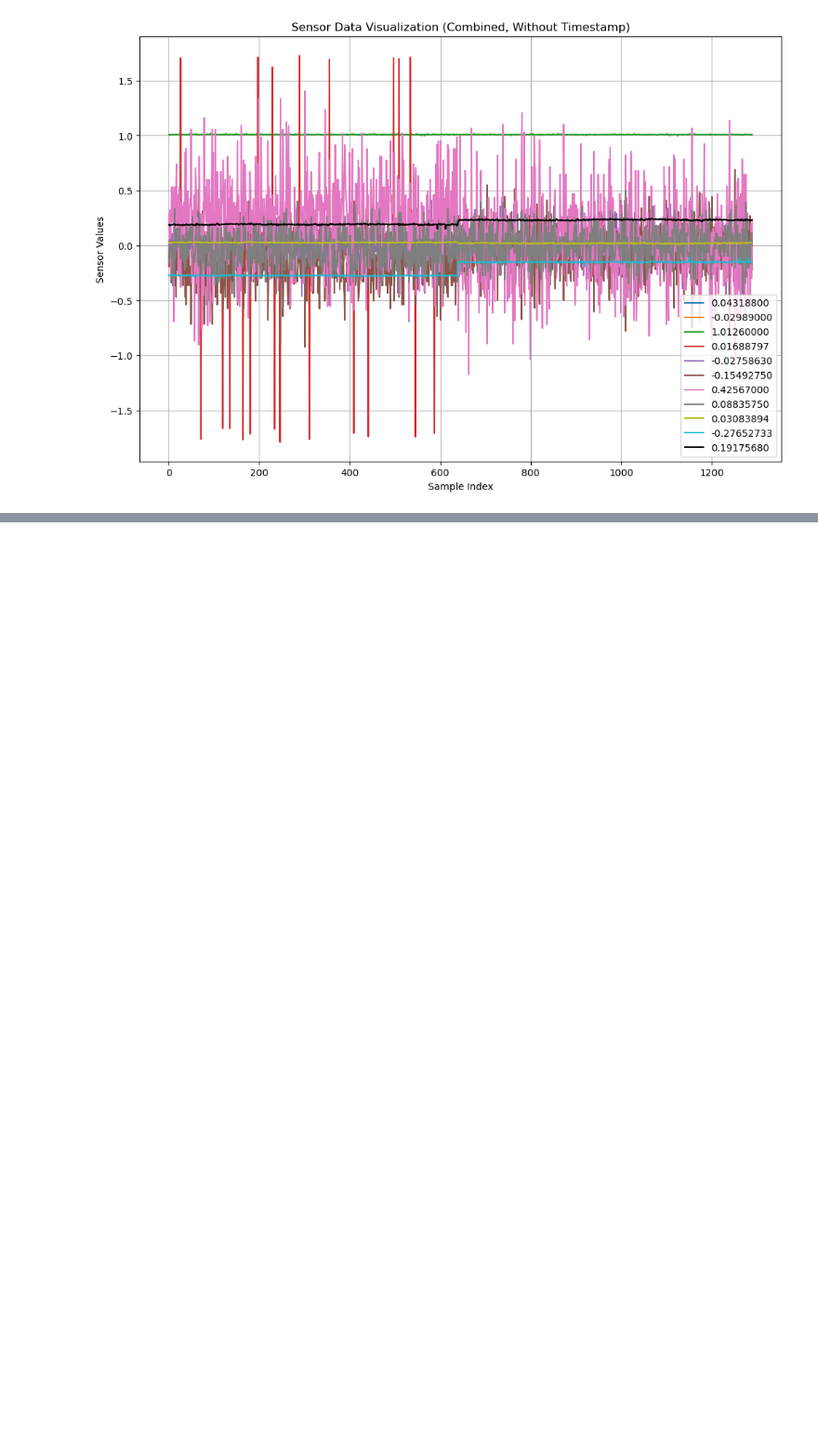
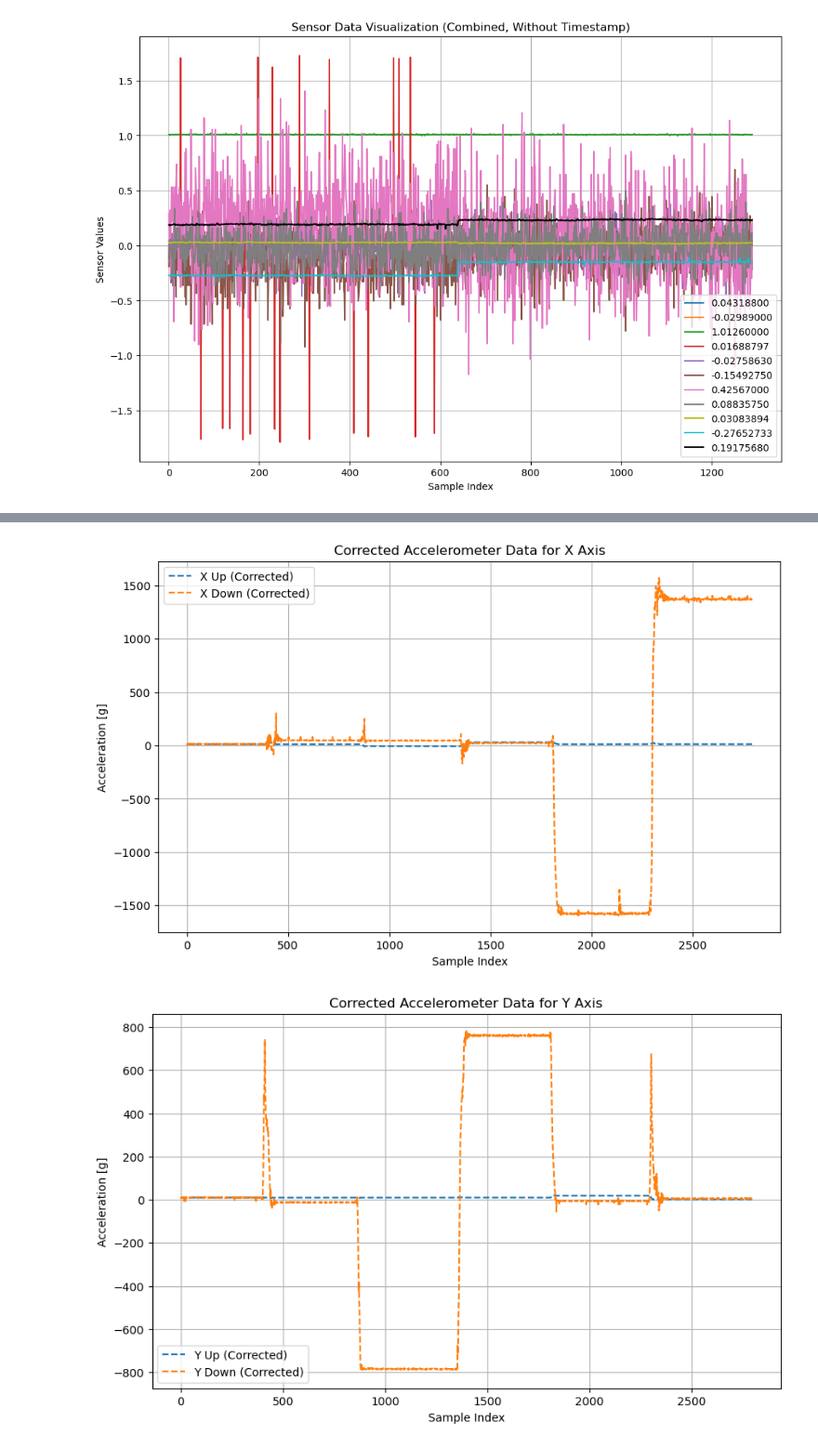
Before and after one commit to g1ftware/Sensor-Fusion-, a Jupyter notebook: Localization and Tracking Project/part 1/SensorFusionProject_part1.ipynb, the cells around one changed output, grey strips where cells are left out. Shown at 93% size. Cells and saved outputs as stored; diff of their text form; code cells hidden in the pictures; blank space fills up the shorter version.

```diff
--- a/Localization and Tracking Project/part 1/SensorFusionProject_part1.ipynb
+++ b/Localization and Tracking Project/part 1/SensorFusionProject_part1.ipynb
@@ -94,0 +257,75 @@ Data Preview:
+# %%
+# 1. 데이터 로드
+file_path = 'imu_calibration_task2.csv'  # 로그 파일 경로를 여기에 입력
+data = pd.read_csv(file_path)
+
+# 열 이름 재설정 (필요에 따라 열 이름 조정)
+data.columns = ['timestamp', 'acc_X_up', 'acc_Y_up', 'acc_Z_up',
+                'acc_X_down', 'acc_Y_down', 'acc_Z_down',
+                'gyro_X', 'gyro_Y', 'gyro_Z', 'mag_X', 'mag_Y']
+
+# 2. 중력 상수 설정
+g = 9.8  # 중력 가속도
+
+# 3. Gain 및 Bias 계산
+axes = ['X', 'Y', 'Z']
+gain = {}
+bias = {}
+
+for axis in axes:
+    a_u = data[f'acc_{axis}_up'].mean()
+    a_d = data[f'acc_{axis}_down'].mean()
+
+    # Gain 계산
+    k_i = (a_u - a_d) / (2 * g)
+    gain[axis] = k_i
+
+    # Bias 계산
+    b_i = (a_u + a_d) / 2
+    bias[axis] = b_i
+
+print("Gain (k_i) for each axis:")
+print(gain)
+
+print("\nBias (b_i) for each axis:")
+print(bias)
+
+# 4. 데이터 보정
+corrected_data = data.copy()
+for axis in axes:
+    corrected_data[f'acc_{axis}_up_corrected'] = (data[f'acc_{axis}_up'] - bias[axis]) / gain[axis]
+    corrected_data[f'acc_{axis}_down_corrected'] = (data[f'acc_{axis}_down'] - bias[axis]) / gain[axis]
+
+# 5. 보정된 데이터 시각화
+for axis in axes:
+    plt.figure(figsize=(10, 6))
+    plt.plot(corrected_data[f'acc_{axis}_up_corrected'], label=f'{axis} Up (Corrected)', linestyle='--')
+    plt.plot(corrected_data[f'acc_{axis}_down_corrected'], label=f'{axis} Down (Corrected)', linestyle='--')
+    plt.title(f'Corrected Accelerometer Data for {axis} Axis')
+    plt.xlabel('Sample Index')
+    plt.ylabel('Acceleration [g]')
+    plt.legend()
+    plt.grid(True)
+    plt.show()
+
+# 6. 보정 후 결과 검증
+corrected_gain = {}
+corrected_bias = {}
+
+for axis in axes:
+    a_u_corrected = corrected_data[f'acc_{axis}_up_corrected'].mean()
+    a_d_corrected = corrected_data[f'acc_{axis}_down_corrected'].mean()
+
+    # Gain 및 Bias 재계산
+    k_i_corrected = (a_u_corrected - a_d_corrected) / (2 * g)
+    corrected_gain[axis] = k_i_corrected
+
+    b_i_corrected = (a_u_corrected + a_d_corrected) / 2
+    corrected_bias[axis] = b_i_corrected
+
+print("Corrected Gain (k_i) for each axis:")
+print(corrected_gain)
+
+print("\nCorrected Bias (b_i) for each axis:")
+print(corrected_bias)
+# %% [output]
@@ -94,0 +337,2 @@ Data Preview:
+[figure, added]
+[figure, added]
```
Also changed, not shown: parts of 17 cells of this notebook.
